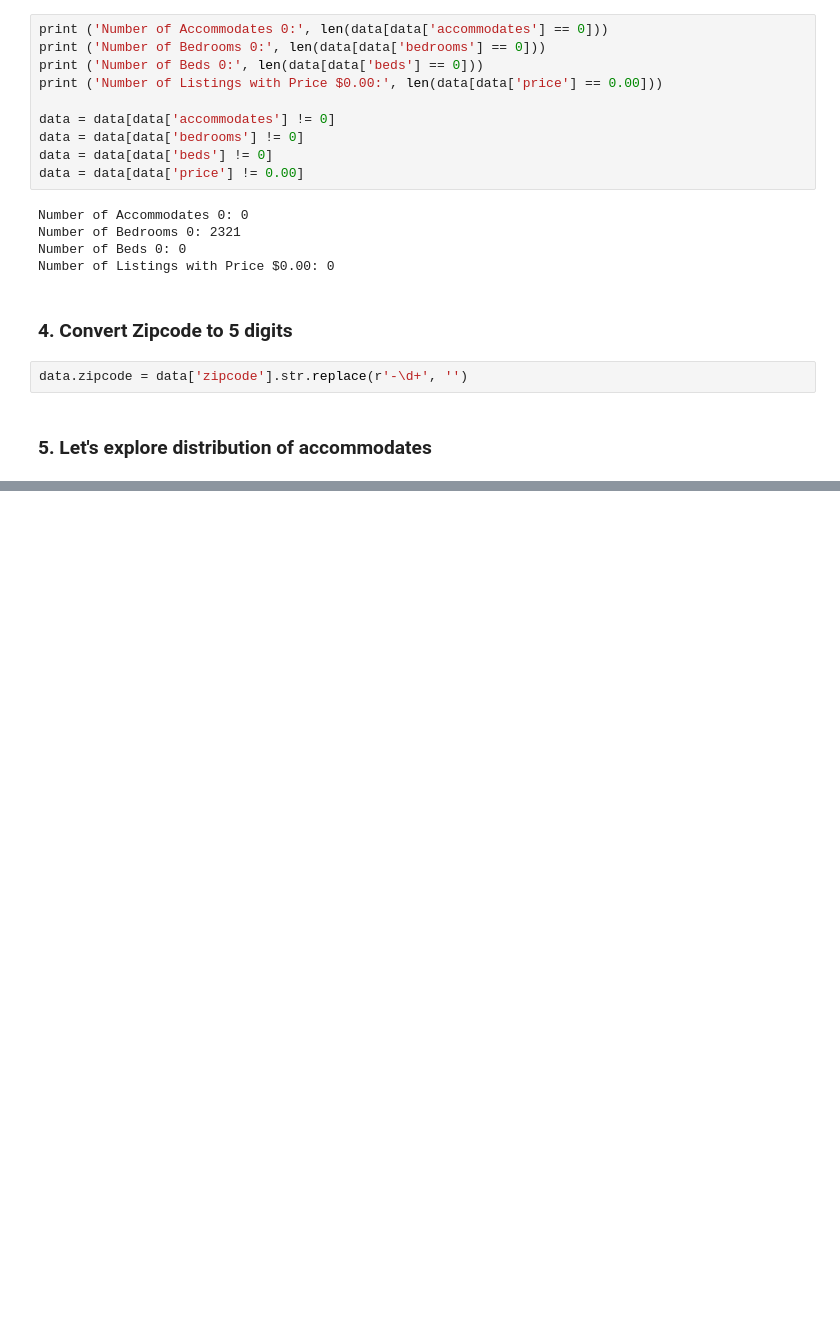
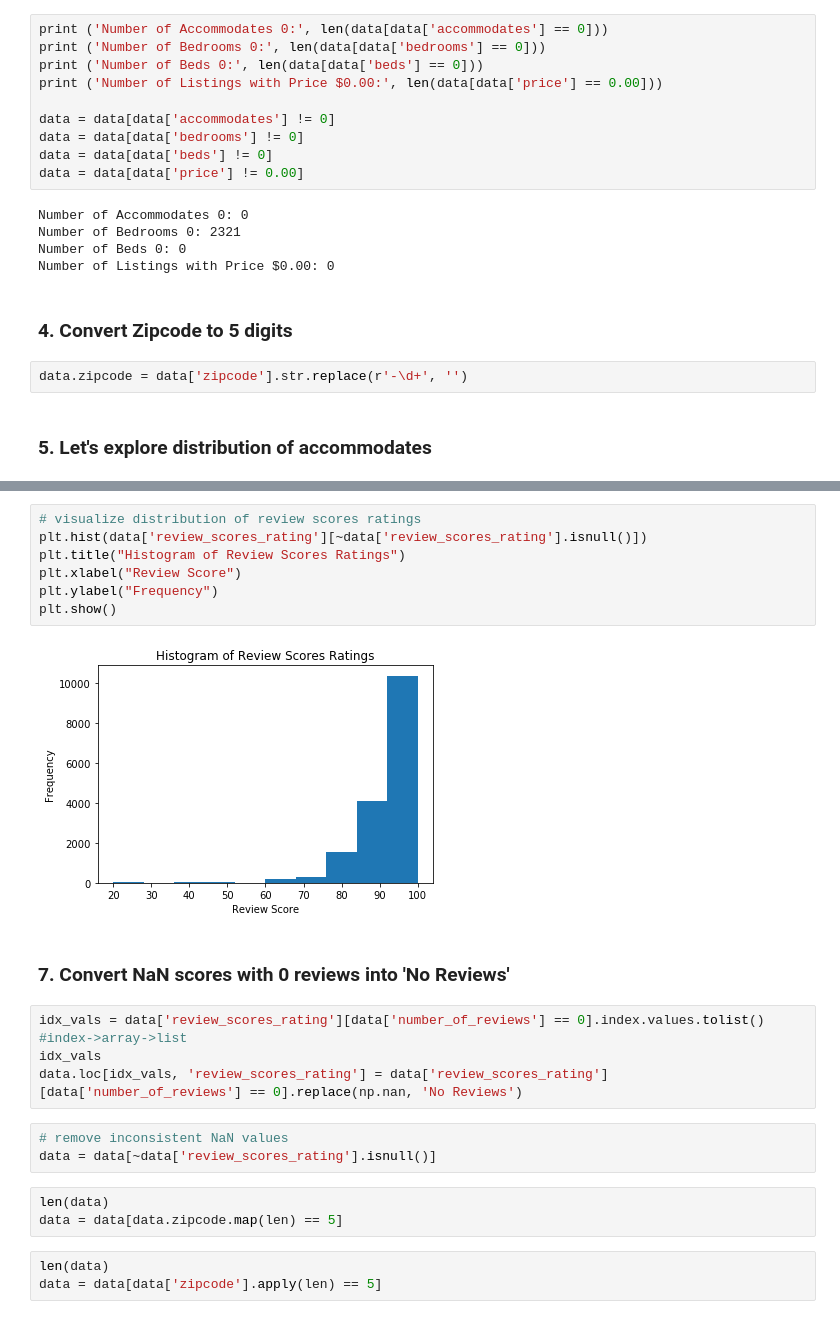
Before and after one commit to LottWong/Business-Analysis, a Jupyter notebook: Data Cleaning&Processing/data-clean.ipynb, the cells around one changed output, grey strips where cells are left out. Saved outputs shown, nothing was run; the diff lists cells and outputs as text; blank space fills up the shorter version.

```diff
--- a/Data Cleaning&Processing/data-clean.ipynb
+++ b/Data Cleaning&Processing/data-clean.ipynb
@@ -149,0 +189,24 @@ data.groupby(['accommodates']).agg('count')
+# %%
+# visualize distribution of review scores ratings
+plt.hist(data['review_scores_rating'][~data['review_scores_rating'].isnull()])
+plt.title("Histogram of Review Scores Ratings")
+plt.xlabel("Review Score")
+plt.ylabel("Frequency")
+plt.show()
+# %% [output]
+[figure, added]
+# %% [markdown]
+### 7. Convert NaN scores with 0 reviews into 'No Reviews'
+# %%
+idx_vals = data['review_scores_rating'][data['number_of_reviews'] == 0].index.values.tolist() #index->array->list
+idx_vals
+data.loc[idx_vals, 'review_scores_rating'] = data['review_scores_rating'][data['number_of_reviews'] == 0].replace(np.nan, 'No Reviews')
+# %%
+# remove inconsistent NaN values
+data = data[~data['review_scores_rating'].isnull()]
+# %%
+len(data)
+data = data[data.zipcode.map(len) == 5]
+# %%
+len(data)
+data = data[data['zipcode'].apply(len) == 5]
```
Also changed, not shown: parts of 23 cells of this notebook, 1 other file.
